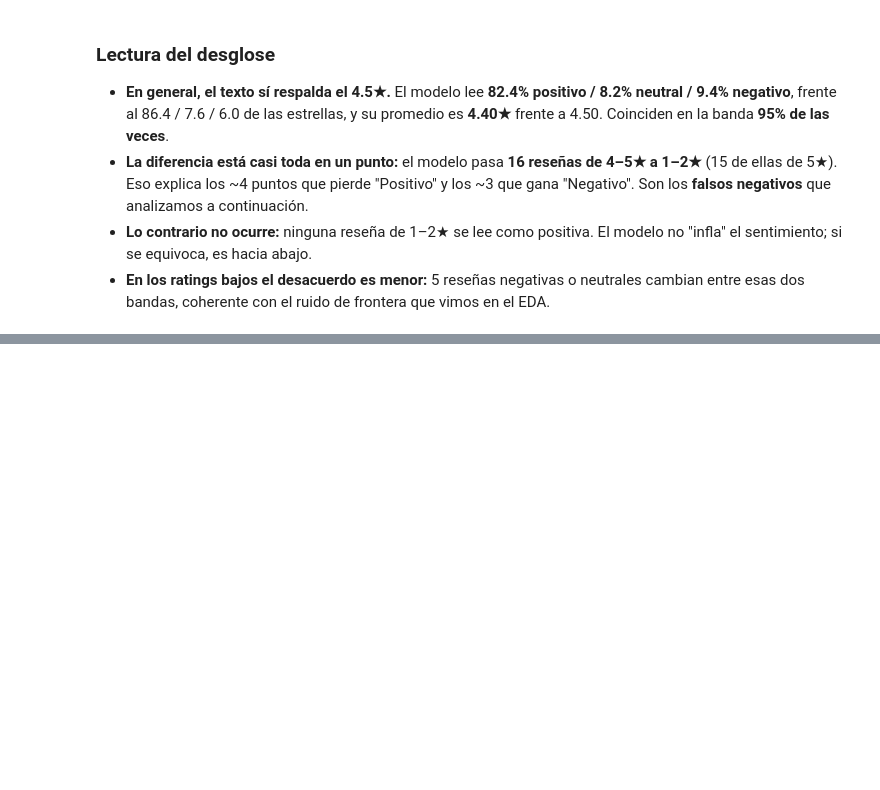
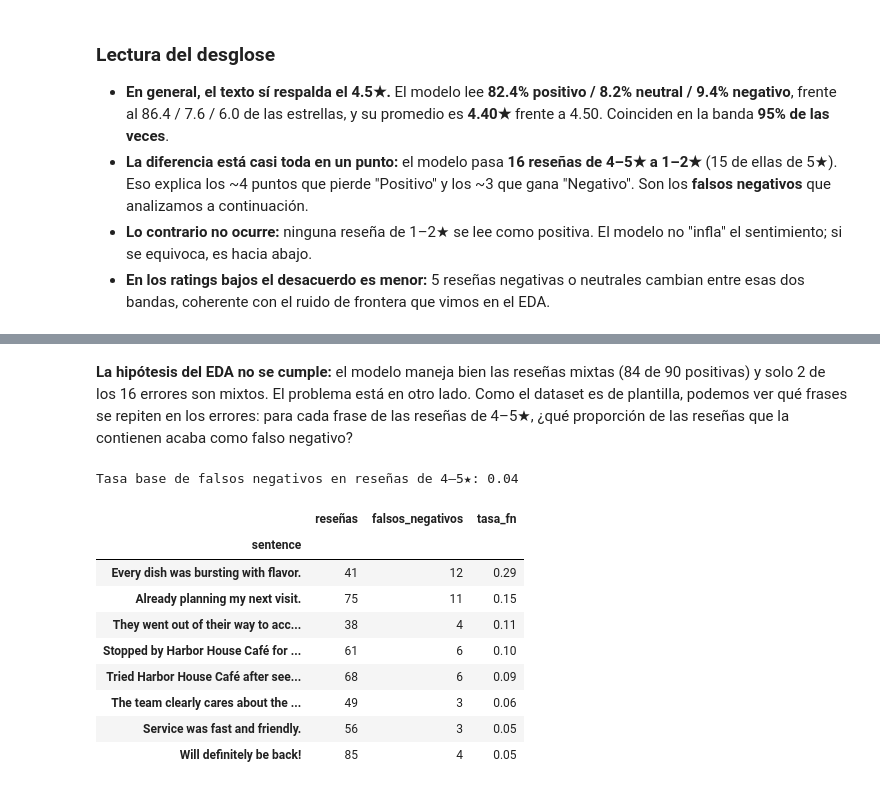
Before and after one commit to 4GeeksAcademy/juan-gouveia-machine-learning-python-template, a Jupyter notebook: src/explore.ipynb, the cells around one changed output, grey strips where cells are left out. Saved outputs shown, nothing was run; the diff lists cells and outputs as text; code cells hidden in the pictures; blank space fills up the shorter version.

```diff
--- a/src/explore.ipynb
+++ b/src/explore.ipynb
@@ -404,0 +448,28 @@ Coincidencia de banda: 95.0%  |  coincidencia exacta de estrellas: 85.8%
+# %% [markdown]
+**La hipótesis del EDA no se cumple:** el modelo maneja bien las reseñas mixtas (84 de 90 positivas) y solo 2 de los 16 errores son mixtos. El problema está en otro lado. Como el dataset es de plantilla, podemos ver qué frases se repiten en los errores: para cada frase de las reseñas de 4–5★, ¿qué proporción de las reseñas que la contienen acaba como falso negativo?
+# %%
+positive_reviews = results[results["rating"] >= 4].assign(is_fn=is_fn)
+pos_sentences = (
+    positive_reviews.assign(sentence=positive_reviews["review_text"].str.split(r"(?<=[.!?])\s+"))
+    .explode("sentence")
+)
+phrase_fn = (
+    pos_sentences.groupby("sentence")["is_fn"]
+    .agg(reseñas="size", falsos_negativos="sum")
+    .assign(tasa_fn=lambda t: (t["falsos_negativos"] / t["reseñas"]).round(2))
+)
+baseline_rate = is_fn.sum() / len(positive_reviews)
+print(f"Tasa base de falsos negativos en reseñas de 4–5★: {baseline_rate:.2f}")
+phrase_fn[phrase_fn["falsos_negativos"] >= 3].sort_values("tasa_fn", ascending=False)
+# %% [output]
+Tasa base de falsos negativos en reseñas de 4–5★: 0.04
+|  | reseñas | falsos_negativos | tasa_fn |
+| sentence |  |  |  |
+| Every dish was bursting with flavor. | 41 | 12 | 0.29 |
+| Already planning my next visit. | 75 | 11 | 0.15 |
+| They went out of their way to acc... | 38 | 4 | 0.11 |
+| Stopped by Harbor House Café for ... | 61 | 6 | 0.10 |
+| Tried Harbor House Café after see... | 68 | 6 | 0.09 |
+| The team clearly cares about the ... | 49 | 3 | 0.06 |
+| Service was fast and friendly. | 56 | 3 | 0.05 |
+| Will definitely be back! | 85 | 4 | 0.05 |
```
Also changed, not shown: parts of 11 cells of this notebook.
